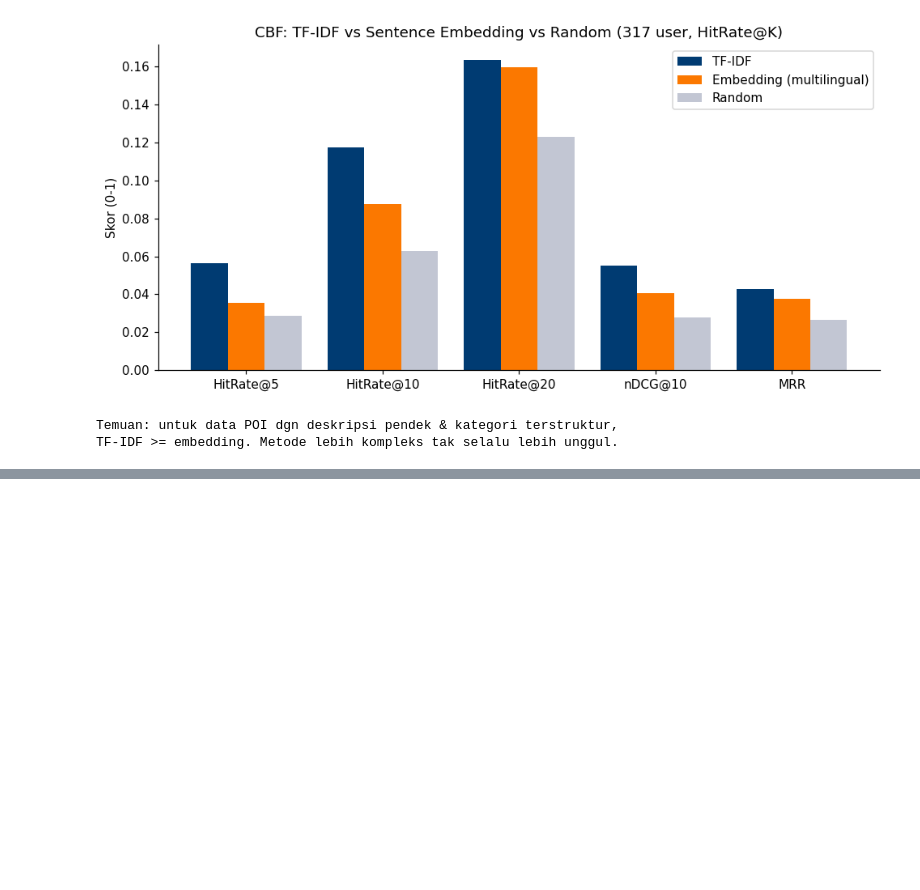
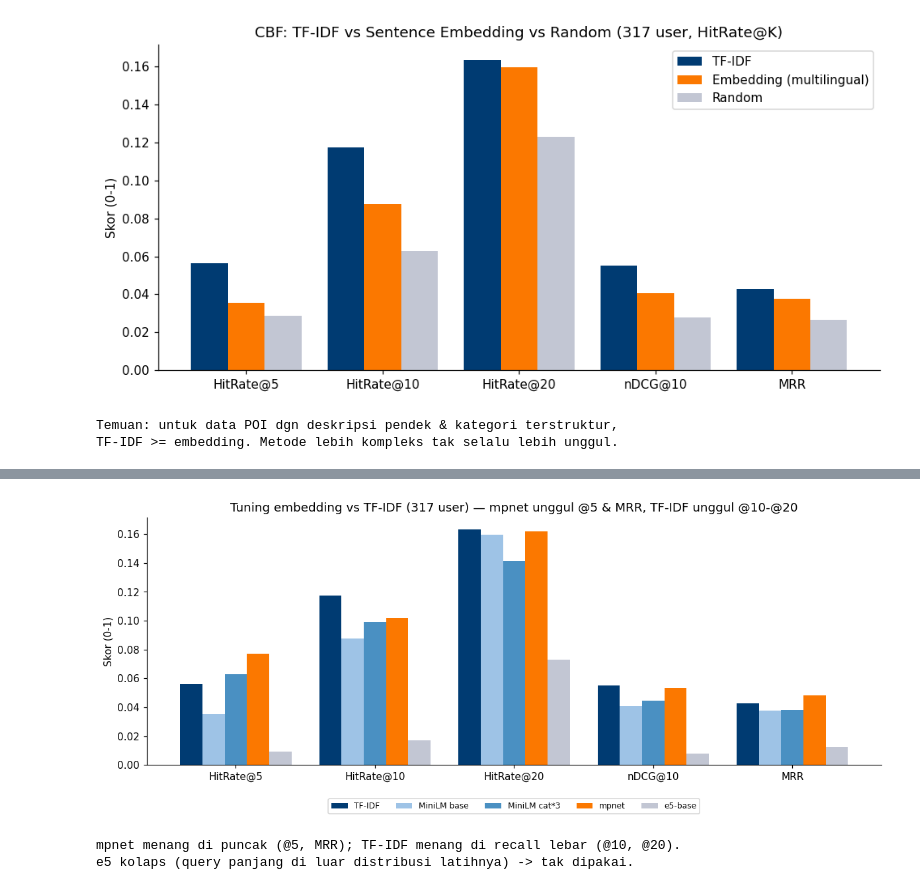
Before and after one commit to Hazjel/sistem-rekomendasi-destinasi-wisata-jakarta, a Jupyter notebook: notebooks/05_modeling.ipynb, the cells around one changed output, grey strips where cells are left out. Cells and saved outputs as stored; diff of their text form; code cells hidden in the pictures; blank space fills up the shorter version.

```diff
--- a/notebooks/05_modeling.ipynb
+++ b/notebooks/05_modeling.ipynb
@@ -480,0 +567,22 @@ TF-IDF >= embedding. Metode lebih kompleks tak selalu lebih unggul.
+# %%
+# [STATS] Grafik grid tuning: TF-IDF vs varian embedding
+order = ['TF-IDF', 'MiniLM base', 'MiniLM cat*3', 'mpnet', 'e5-base']
+ms = ['HitRate@5', 'HitRate@10', 'HitRate@20', 'nDCG@10', 'MRR']
+colors = {'TF-IDF': '#003b72', 'MiniLM base': '#9ec3e6', 'MiniLM cat*3': '#4a90c2',
+          'mpnet': '#fb7800', 'e5-base': '#c2c6d3'}
+fig, ax = plt.subplots(figsize=(11, 4.6))
+x = np.arange(len(ms)); w = 0.16
+for i, col in enumerate(order):
+    ax.bar(x + (i - 2) * w, [tune.loc[m, col] for m in ms], w,
+           label=col, color=colors[col])
+ax.set_xticks(x); ax.set_xticklabels(ms); ax.set_ylabel('Skor (0-1)')
+ax.set_title(f'Tuning embedding vs TF-IDF ({len(user_visits)} user) — '
+             'mpnet unggul @5 & MRR, TF-IDF unggul @10-@20')
+ax.legend(ncol=5, fontsize=8, loc='upper center', bbox_to_anchor=(0.5, -0.12))
+plt.tight_layout(); plt.show()
+print('mpnet menang di puncak (@5, MRR); TF-IDF menang di recall lebar (@10, @20).')
+print('e5 kolaps (query panjang di luar distribusi latihnya) -> tak dipakai.')
+# %% [output]
+[figure, added]
+mpnet menang di puncak (@5, MRR); TF-IDF menang di recall lebar (@10, @20).
+e5 kolaps (query panjang di luar distribusi latihnya) -> tak dipakai.
```
Also changed, not shown: parts of 2 cells of this notebook, 4 other files.
